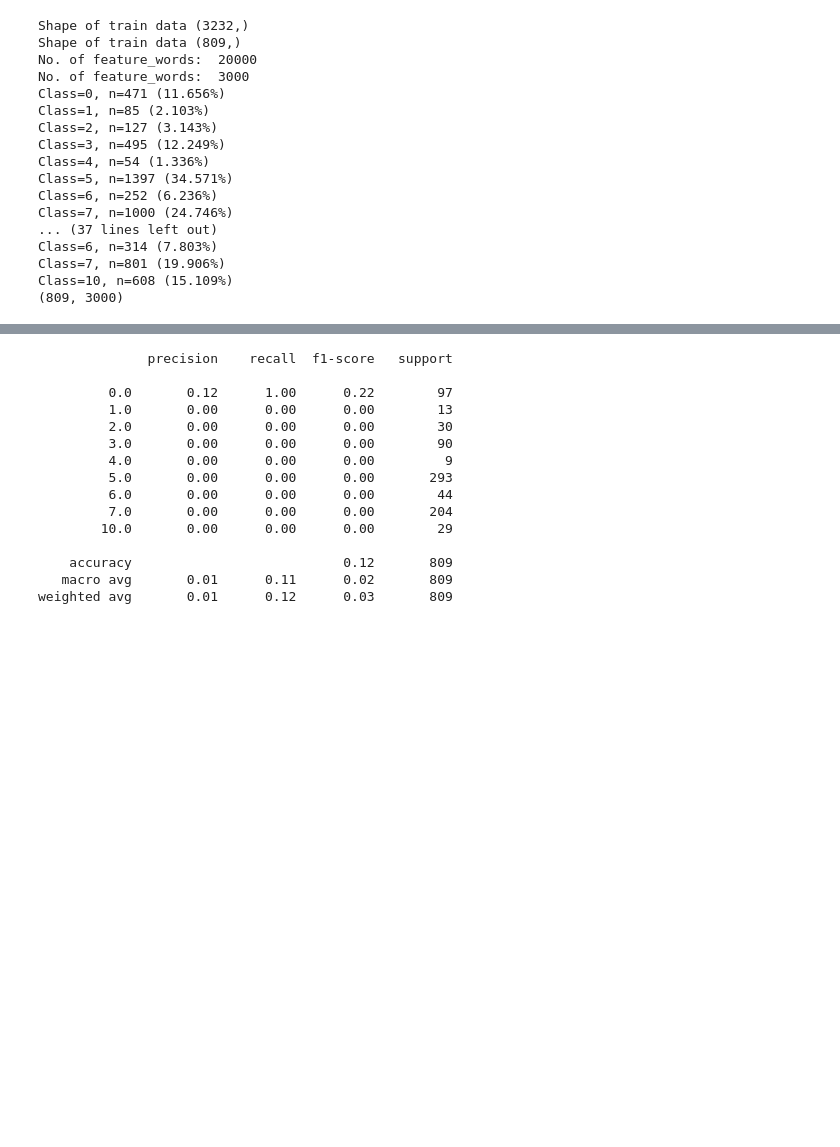
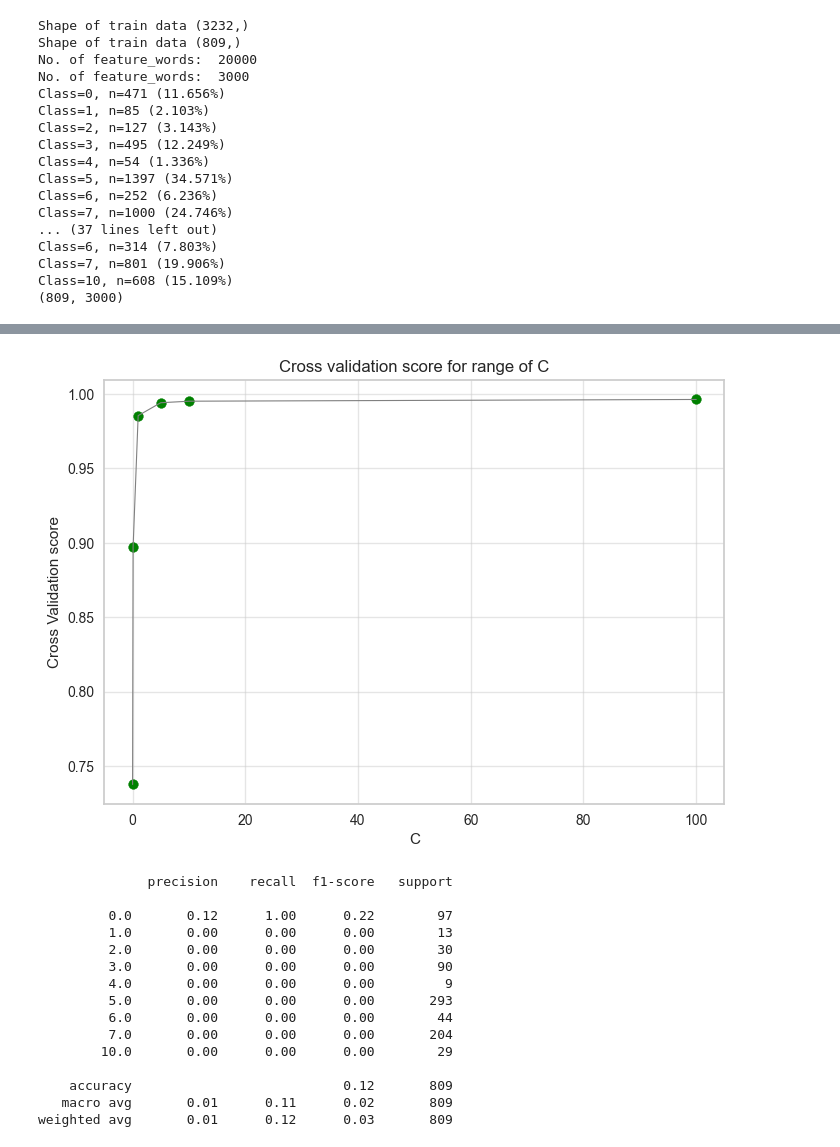
Before and after one commit to thirukos/MachineLearning-SentimentAnalysis, a Jupyter notebook: Models/Baseline_classifiers.ipynb, the cells around one changed output, grey strips where cells are left out. Cells and saved outputs as stored; diff of their text form; code cells hidden in the pictures; blank space fills up the shorter version.

```diff
--- a/Models/Baseline_classifiers.ipynb
+++ b/Models/Baseline_classifiers.ipynb
@@ -85,42 +85,48 @@ def plot_confusion_matirx(y_test, y_pred):
     plt.show()
 # %%
 # Using k fold cross validation for choosing hyperparameter C
-def find_c(X_train, X_test, y_train, y_test):
-    C = [0.01, 0.1, 1, 5, 10, 100]
+C = [0.01, 0.1, 1, 5, 10, 100]
 
-    c = 0
-    high_cv_score = 0
-    cv_scores = []
-    mean_error=[]
-    std_error=[]
+c = 0
+high_cv_score = 0
+cv_scores = []
+mean_error=[]
+std_error=[]
 
-    for i in C:
-        print('-------------------------')
-        print('C = ', i)
-        model = LogisticRegression(multi_class='multinomial', solver='lbfgs', C=i, max_iter=1000)
-        model.fit(X_train, y_train)
-        score = np.mean(cross_val_score(model, X_train, y_train, cv=5))
-        cv_scores.append(score)
-        if (score > high_cv_score):
-            high_cv_score = score
-            c = i
-        y_pred = model.predict(X_test)
-        temp = mean_squared_error(y_test, y_pred, squared=False)
-        print(temp)
-        mean_error.append(np.array(temp).mean())
-        std_error.append(np.array(temp).std())
-        print(std_error)
-
-    print(cv_scores)
-    print('Highest CV score: ',high_cv_score)
-    print('C: ', c)
-
+for i in C:
+    print('-------------------------')
+    print('C = ', i)
+    model = LogisticRegression(multi_class='multinomial', solver='lbfgs', C=i, max_iter=1000)
+    model.fit(X_train_tfidf_smote, y_train_tfidf_smote)
+    y_pred = model.predict(X_test_tfidf_vect)
+    score = np.mean(cross_val_score(model, X_train_tfidf_smote, y_train_tfidf_smote, cv=5))
+    cv_scores.append(score)
+    if (score > high_cv_score):
+        high_cv_score = score
+        c = i
+    y_pred = model.predict(X_test_tfidf_vect)
+    temp = mean_squared_error(y_test, y_pred, squared=False)
+    print(temp)
+    mean_error.append(np.array(temp).mean())
+    std_error.append(np.array(temp).std())
     print(std_error)
 
-    # Plot error bar
-    plt.title("Prediction Error vs C")
-    plt.errorbar(C,mean_error,yerr=std_error)
-    plt.xlabel('C', fontweight ='bold'); plt.ylabel('Mean Square Error', fontweight ='bold')
-    plt.show()
+print(cv_scores)
+print('Highest CV score: ',high_cv_score)
+print('C: ', c)
 
-    return c
+# # Plot error bar
+# plt.title("Prediction Error vs C")
+# plt.errorbar(C,mean_error,yerr=std_error)
+# plt.xlabel('C', fontweight ='bold'); plt.ylabel('Mean Square Error', fontweight ='bold')
+# plt.show()
+
+fig, ax = plt.subplots()
+plt.scatter(C,cv_scores, color='green')
+plt.plot(C,cv_scores, color='gray', linewidth=0.8)
+plt.title('Cross validation score for range of C')
+plt.xlabel('C')
+plt.ylabel('Cross Validation score')
+plt.grid(alpha=0.5)
+plt.show()
+# %% [output]
@@ -127,3 +150,4 @@ def find_c(X_train, X_test, y_train, y_test):
+[figure, added]
 # %%
 # Build Logistic model - tf-idf train data
 # c = find_c(X_train_tfidf_smote, X_test_tfidf_vect, y_train_tfidf_smote, y_test)
```
Also changed, not shown: parts of 3 cells of this notebook.
